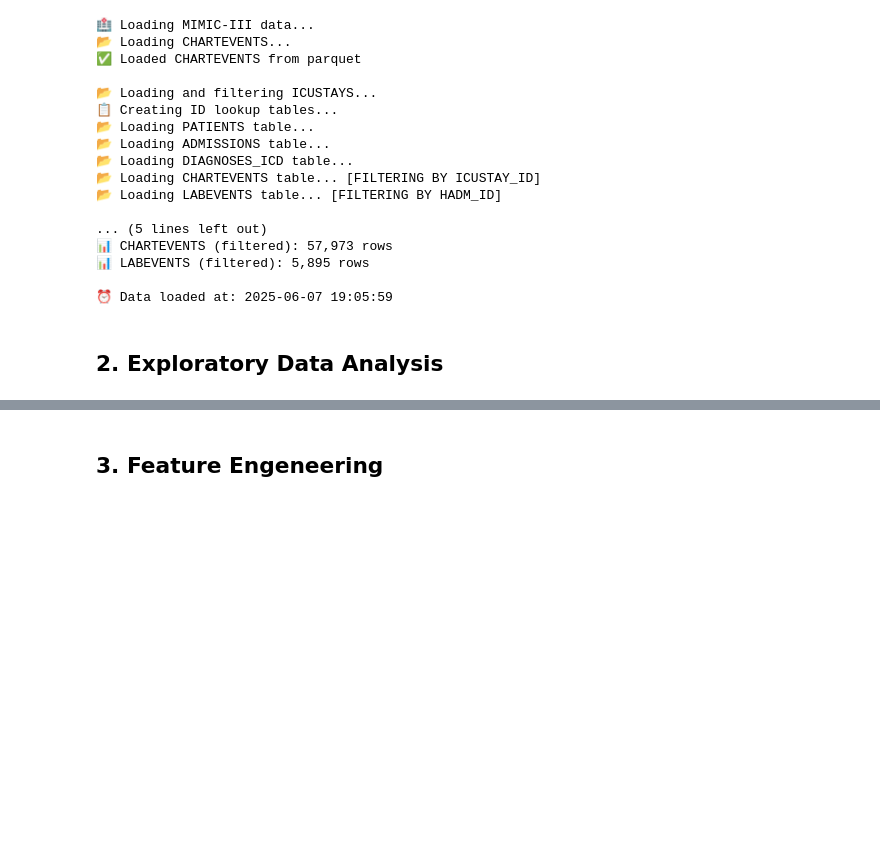
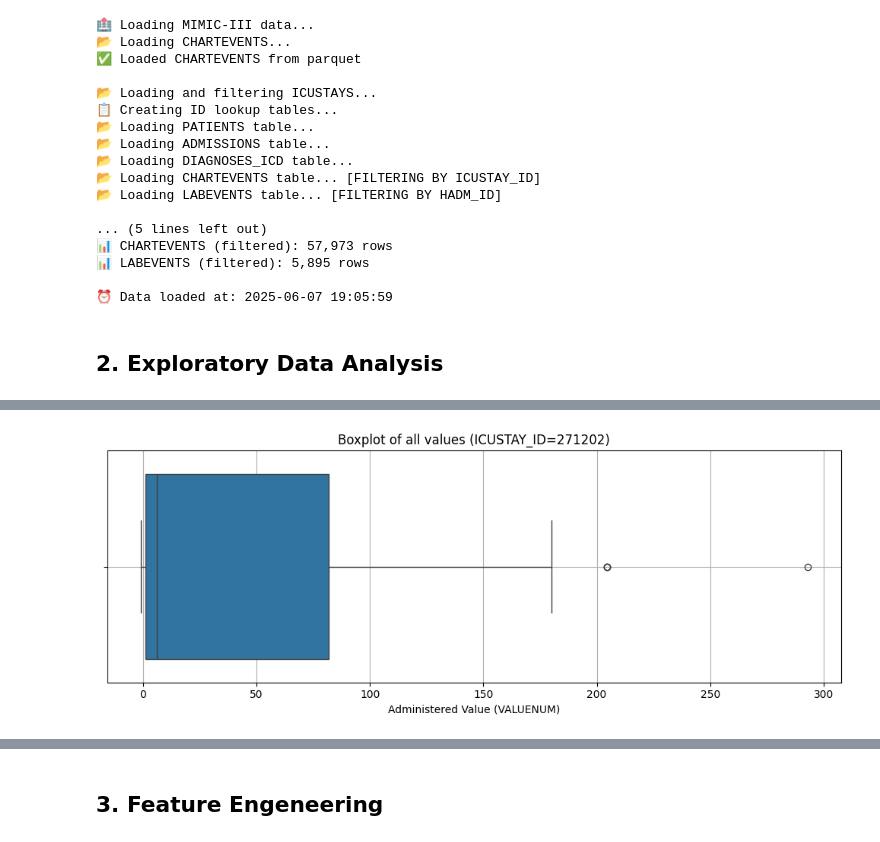
Before and after one commit to barbara-s-neto/ICU_Length_of_Stay_Prediction_MIMIC-III, a Jupyter notebook: GrupoC_BDCC.ipynb, the cells around one changed output, grey strips where cells are left out. Cells and saved outputs as stored; diff of their text form; code cells hidden in the pictures; blank space fills up the shorter version.

Commit message:
data viz

```diff
--- a/GrupoC_BDCC.ipynb
+++ b/GrupoC_BDCC.ipynb
@@ -342,0 +357,39 @@ print(f"\n⏰ Data loaded at: {datetime.now().strftime('%Y-%m-%d %H:%M:%S')}")""
+# %%
+import pandas as pd
+import matplotlib.pyplot as plt
+import seaborn as sns
+
+data_path = "mimic-db-short/"
+
+chart_df = pd.read_csv(
+    data_path + "CHARTEVENTS.csv",
+    usecols=['SUBJECT_ID', 'HADM_ID', 'ICUSTAY_ID', 'ITEMID', 'CHARTTIME', 'VALUE', 'VALUENUM'],
+    low_memory=False
+)
+
+items_df = pd.read_csv(data_path + "D_ITEMS.csv", usecols=['ITEMID', 'LABEL'])
+
+chart_df = chart_df.merge(items_df, on='ITEMID', how='left')
+
+icustay_id = 271202
+stay_df = chart_df[chart_df['ICUSTAY_ID'] == icustay_id].copy()
+
+if stay_df.empty:
+    print(f"No data found for ICUSTAY_ID = {icustay_id}. Choose another ID.")
+else:
+    stay_df['CHARTTIME'] = pd.to_datetime(stay_df['CHARTTIME'])
+    t0 = stay_df['CHARTTIME'].min()
+    stay_df['HOURS_FROM_START'] = (stay_df['CHARTTIME'] - t0).dt.total_seconds() / 3600
+    stay_df['DAYS_FROM_START'] = stay_df['HOURS_FROM_START'] / 24
+
+    scatter_df = stay_df.dropna(subset=['VALUENUM'])
+    # NEW: Simple boxplot of all values (no separation by item)
+    plt.figure(figsize=(10, 4))
+    sns.boxplot(data=scatter_df, x='VALUENUM')
+    plt.title(f"Boxplot of all values (ICUSTAY_ID={icustay_id})")
+    plt.xlabel("Administered Value (VALUENUM)")
+    plt.grid(True)
+    plt.tight_layout()
+    plt.show()
+# %% [output]
+[figure, added]
```
Also changed, not shown: parts of 10 cells of this notebook.
